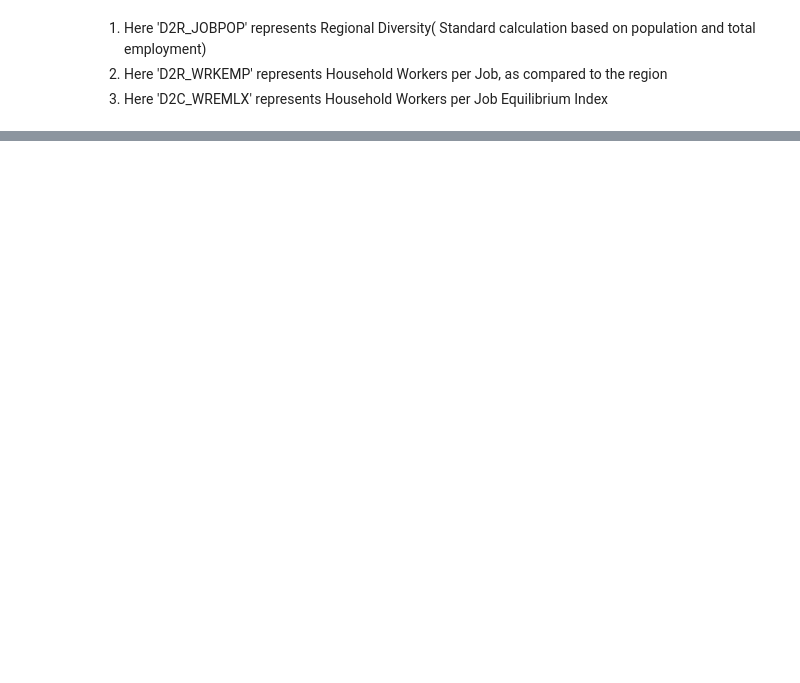
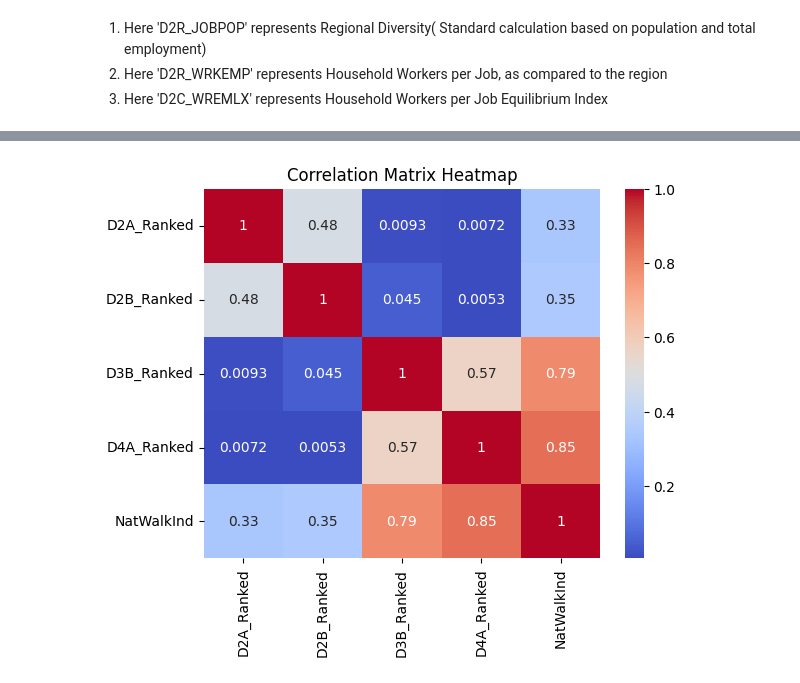
Before and after one commit to ARYAA98/Smart_Location_Database_Analysis, a Jupyter notebook: SmartLocation_Database_Analysis.ipynb, the cells around one changed output, grey strips where cells are left out. Drawn from its saved outputs; the diff is of its cells as text; code cells hidden in the pictures; blank space fills up the shorter version.

```diff
--- a/SmartLocation_Database_Analysis.ipynb
+++ b/SmartLocation_Database_Analysis.ipynb
@@ -487,0 +451,14 @@ KeyboardInterrupt:
+# %%
+# Heatmap of Walkability Index
+sns.heatmap(Smart_location_df[['D2A_Ranked', 'D2B_Ranked', 'D3B_Ranked', 'D4A_Ranked','NatWalkInd']].corr(), annot=True, cmap='coolwarm')
+plt.title('Correlation Matrix Heatmap')
+plt.show()
+
+'''Here
+1. D2A_Ranked represents Quantile ranked order of Diversity
+2. D2B_Ranked reprsents quantile ranked order of employment diversity of 8 tier employment
+3. D3B_Ranked represents quantile ranked order of steet intersection density
+4. D4A_Ranked represents quantile ranked order of Distance from the population-weighted centroid to nearest
+5. NatWalkInd represents Distance from the population-weighted centroid to nearest
+# %% [output]
+[figure, added]
```
Also changed, not shown: parts of 13 cells of this notebook.
